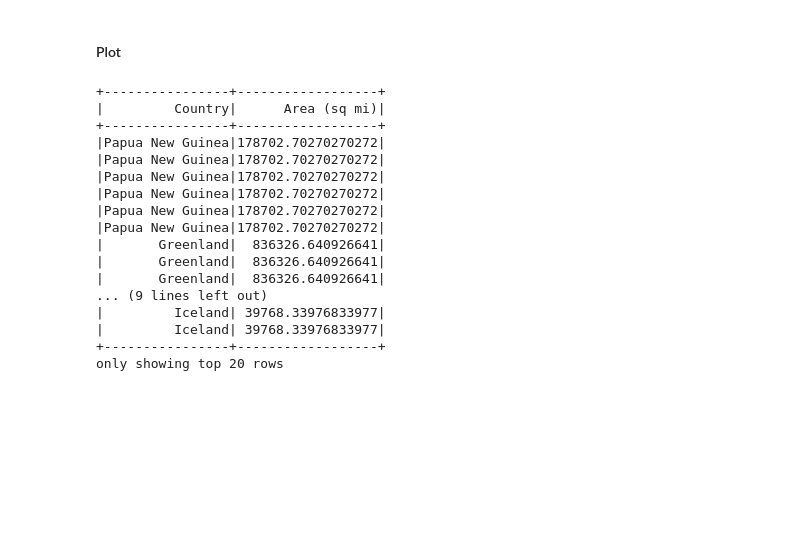
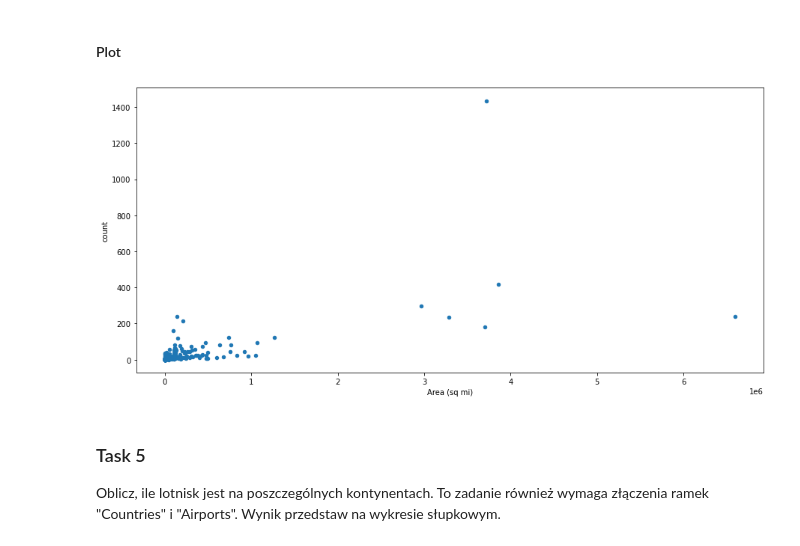
Before and after one commit to arkadiuss/big-data-analysis, a Jupyter notebook: Spark_assigment_2.ipynb, the cells around one changed output. Saved outputs shown, nothing was run; the diff lists cells and outputs as text; code cells hidden in the pictures; blank space fills up the shorter version.

Commit message:
[2] finished tasks

```diff
--- a/Spark_assigment_2.ipynb
+++ b/Spark_assigment_2.ipynb
@@ -205,24 +206,15 @@ Number of matching countries after change 211
 # %% [markdown]
 #### Plot
 # %%
-country_pairs = df_airports.join(df_countries,  df_airports.Country == df_countries.Country, 'inner')\
+count_by_country = df_airports.join(df_countries,  df_airports.Country == df_countries.Country, 'inner')\
         .select(df_countries.Country, df_countries['Area (sq mi)'])\
-        .show()
+        .groupBy([df_countries.Country, df_countries['Area (sq mi)']])\
+        .count()\
+        .toPandas()\
+        .plot.scatter(x="Area (sq mi)", y="count",figsize=(15,7))
 # %% [output]
-+----------------+------------------+
-|         Country|      Area (sq mi)|
-+----------------+------------------+
-|Papua New Guinea|178702.70270270272|
-|Papua New Guinea|178702.70270270272|
-|Papua New Guinea|178702.70270270272|
-|Papua New Guinea|178702.70270270272|
-|Papua New Guinea|178702.70270270272|
-|Papua New Guinea|178702.70270270272|
-|       Greenland|  836326.640926641|
-|       Greenland|  836326.640926641|
-|       Greenland|  836326.640926641|
-... (9 lines left out)
-|         Iceland| 39768.33976833977|
-|         Iceland| 39768.33976833977|
-+----------------+------------------+
-only showing top 20 rows
+[figure, added]
+# %% [markdown]
+### Task 5
+
+Oblicz, ile lotnisk jest na poszczególnych kontynentach. To zadanie również wymaga złączenia ramek "Countries" i "Airports". Wynik przedstaw na wykresie słupkowym.
```
Also changed, not shown: parts of 5 cells of this notebook.
